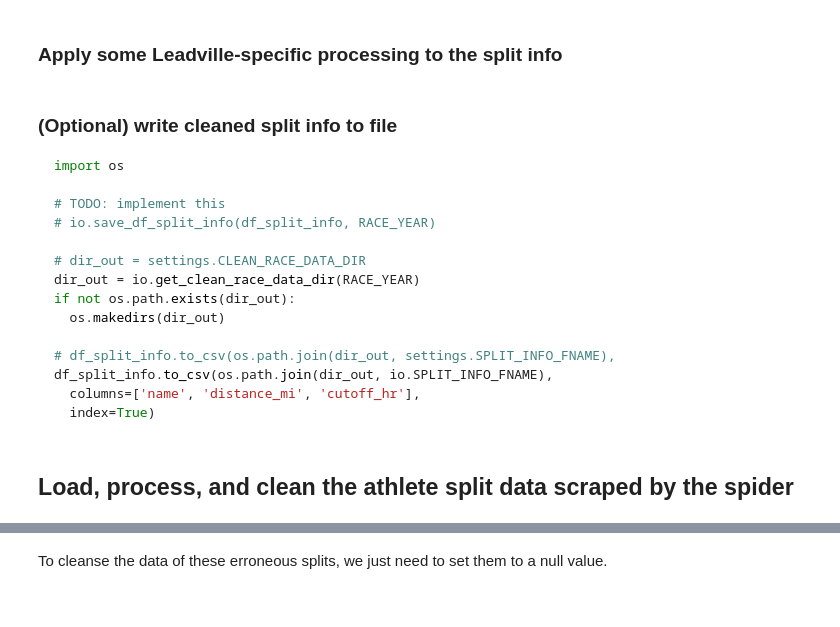
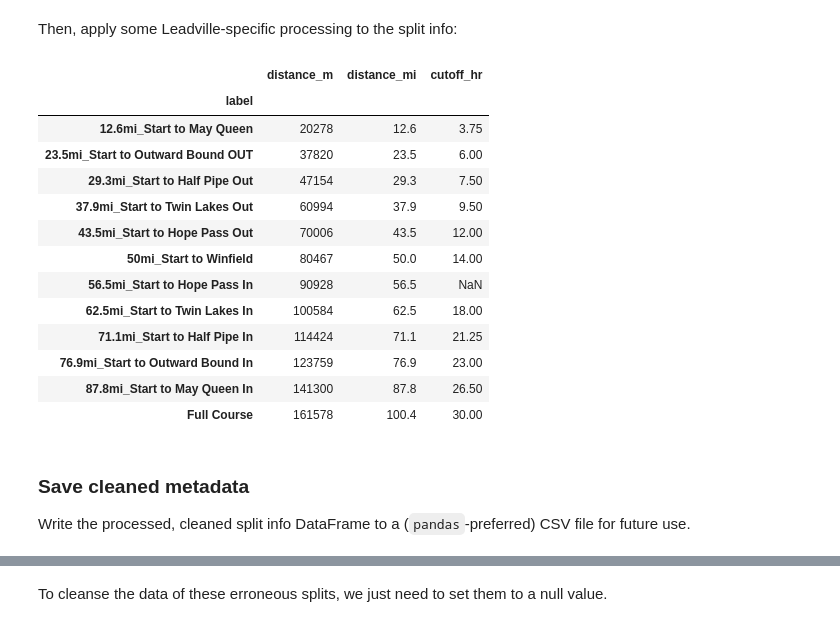
Before and after one commit to aaron-schroeder/leadville-analysis, a Jupyter notebook: 2019.ipynb, the cells around one changed output, grey strips where cells are left out. Cells and saved outputs as stored; diff of their text form; code cells hidden in the pictures.

````diff
--- a/2019.ipynb
+++ b/2019.ipynb
@@ -45,42 +76,29 @@ df_split_info = cleaners.process_df_split_info(df_split_info_raw)
 # %% [markdown]
-### Apply some Leadville-specific processing to the split info
+Then, apply some Leadville-specific processing to the split info:
 # %%
 # (present in 2021, gone in 2022, and never very useful)
 df_split_info.drop(index='Kick to Finish 0.8 Miles Left', errors='ignore', inplace=True)
-
-# Extract each aid station name from its 'label' string.
-# NOTE: This isn't really necessary, just aesthetic. Move to plotting script?
-df_split_info['name'] = df_split_info.index.to_series(
-  ).str.extract(r'Start to (.+)', expand=False,
-  # If the split name doesn't match the regex, just use as-is.
-  ).fillna(df_split_info.index.to_series())
 
 # Manually add cutoff info (found elsewhere on the web)
 df_split_info['cutoff_hr'] = [3.75, 6., 7.5, 9.5, 12., 14., None, 18., 21.25, 23., 26.5, 30.]
 
 df_split_info
-
-# Debug
-# df_splits.dtypes
-# type(df_splits['cutoff_hr'].iloc[6])  # np.float64
+# %% [output]
+|  | distance_m | distance_mi | cutoff_hr |
+| label |  |  |  |
+| 12.6mi_Start to May Queen | 20278 | 12.6 | 3.75 |
+| 23.5mi_Start to Outward Bound OUT | 37820 | 23.5 | 6.00 |
+| 29.3mi_Start to Half Pipe Out | 47154 | 29.3 | 7.50 |
+| 37.9mi_Start to Twin Lakes Out | 60994 | 37.9 | 9.50 |
+| 43.5mi_Start to Hope Pass Out | 70006 | 43.5 | 12.00 |
+| 50mi_Start to Winfield | 80467 | 50.0 | 14.00 |
+| 56.5mi_Start to Hope Pass In | 90928 | 56.5 | NaN |
+| 62.5mi_Start to Twin Lakes In | 100584 | 62.5 | 18.00 |
+| 71.1mi_Start to Half Pipe In | 114424 | 71.1 | 21.25 |
+| 76.9mi_Start to Outward Bound In | 123759 | 76.9 | 23.00 |
+| 87.8mi_Start to May Queen In | 141300 | 87.8 | 26.50 |
+| Full Course | 161578 | 100.4 | 30.00 |
-# %% [markdown]
-### (Optional) write cleaned split info to file
-
-```python
-import os
-
-# TODO: implement this
-# io.save_df_split_info(df_split_info, RACE_YEAR)
-
-# dir_out = settings.CLEAN_RACE_DATA_DIR
-dir_out = io.get_clean_race_data_dir(RACE_YEAR)
-if not os.path.exists(dir_out):
-  os.makedirs(dir_out)
-
-# df_split_info.to_csv(os.path.join(dir_out, settings.SPLIT_INFO_FNAME),
-df_split_info.to_csv(os.path.join(dir_out, io.SPLIT_INFO_FNAME),
-  columns=['name', 'distance_mi', 'cutoff_hr'],
-  index=True)
-```
-# %% [markdown]
-## Load, process, and clean the athlete split data scraped by the spider
+# %% [markdown]
+### Save cleaned metadata
+
+Write the processed, cleaned split info DataFrame to a (`pandas`-preferred) CSV file for future use.
````
Also changed, not shown: parts of 39 cells of this notebook, 9 other files.
